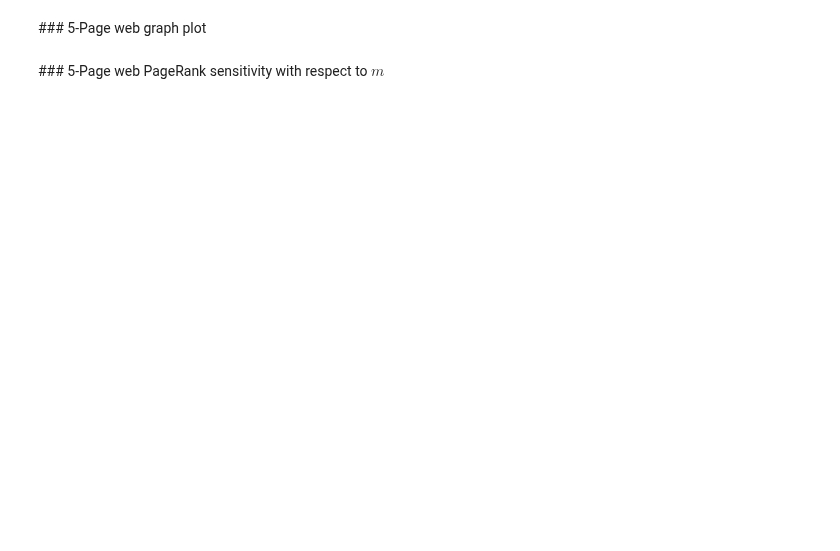
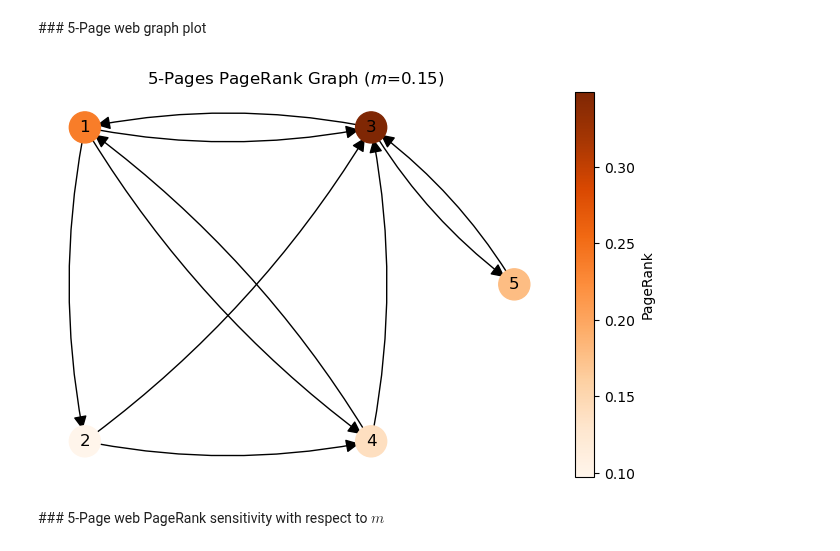
Before and after one commit to giorgiozoccatelli/ComputationalLinearAlgebra, a Jupyter notebook: PageRank/es11.ipynb, the cells around one changed output. Cells and saved outputs as stored; diff of their text form; code cells hidden in the pictures; blank space fills up the shorter version.

```diff
--- a/PageRank/es11.ipynb
+++ b/PageRank/es11.ipynb
@@ -173,7 +181,7 @@ plt.show()
 # %% [markdown]
 ### 5-Page web graph plot
 # %%
-M,v0=compute_M_matrix(A,0.15)
+M,v0=compute_M_matrix(A5,0.15)
 v,_,_ = pagerank_power_method_classic(M,v0)
 
 G = nx.DiGraph()
@@ -181,36 +189,38 @@ G.add_nodes_from(range(1,5))
 
 for i in range(5):
     for j in range(5):
-        if A[i,j] > 0:
+        if A5[i,j] > 0:
             G.add_edge(j+1, i+1)
 
 pos = {
     1: (0, 1),
     3: (1, 1),
     2: (0, 0),
     4: (1, 0),
     5: (1.5, 0.5)
 }
 
 norm = plt.Normalize(v.min(), v.max())
 node_colors = plt.cm.Oranges(norm(v))
 
 fig, ax = plt.subplots(figsize=(8,5))
 
 nx.draw_networkx_nodes(G, pos, node_size=500, node_color=node_colors, ax=ax)
 nx.draw_networkx_labels(G, pos, ax=ax)
 
 for (u,v_) in G.edges():
     nx.draw_networkx_edges(G, pos, edgelist=[(u,v_)],connectionstyle='arc3,rad=0.1',arrowstyle='-|>', arrowsize=20,ax=ax)
 
 sm = plt.cm.ScalarMappable(cmap='Oranges', norm=norm)
 sm.set_array(v)
 cbar = fig.colorbar(sm, ax=ax)
 cbar.set_label('PageRank')
 
 ax.set_title(f'5-Pages PageRank Graph ($m$={0.15})')
 ax.axis('off')
 plt.show()
+# %% [output]
+[figure, added]
 # %% [markdown]
 ### 5-Page web PageRank sensitivity with respect to $m$
 # %%
```
Also changed, not shown: parts of 8 cells of this notebook.
